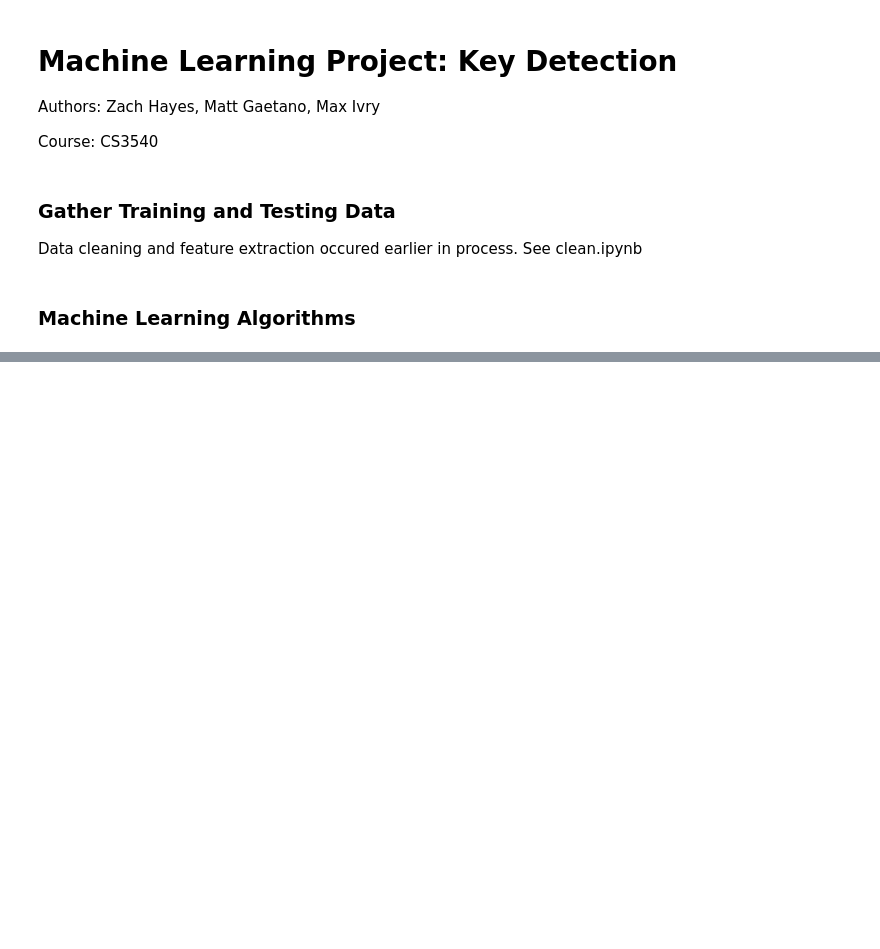
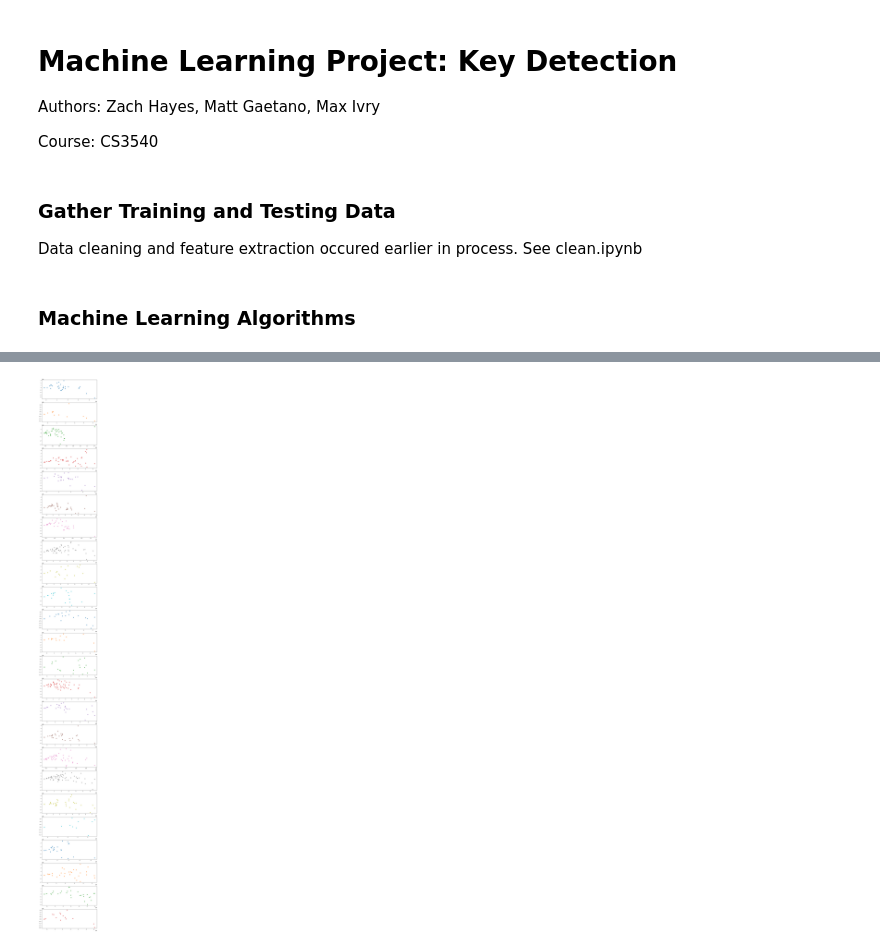
Before and after one commit to maxsivry/CS3540-AudioProject, a Jupyter notebook: main.ipynb, the cells around one changed output, grey strips where cells are left out. Drawn from its saved outputs; the diff is of its cells as text; code cells hidden in the pictures; blank space fills up the shorter version.

```diff
--- a/main.ipynb
+++ b/main.ipynb
@@ -27,0 +74,13 @@ X_train, y_train, X_test, y_test = retrieve_data()
+# %%
+fig, axs = plt.subplots(len(all_keys), figsize=(10,100))
+ax = 0
+colors = plt.rcParams["axes.prop_cycle"]()
+
+for key in all_keys:
+  c = next(colors)["color"]
+  samples = transformed_df[transformed_df["target"] == key]
+  axs[ax].scatter(x=samples["x"], y=samples["y"], color=c, label=key)
+  ax += 1
+plt.show()
+# %% [output]
+[figure, added]
```
Also changed, not shown: parts of 11 cells of this notebook, 3 other files.
